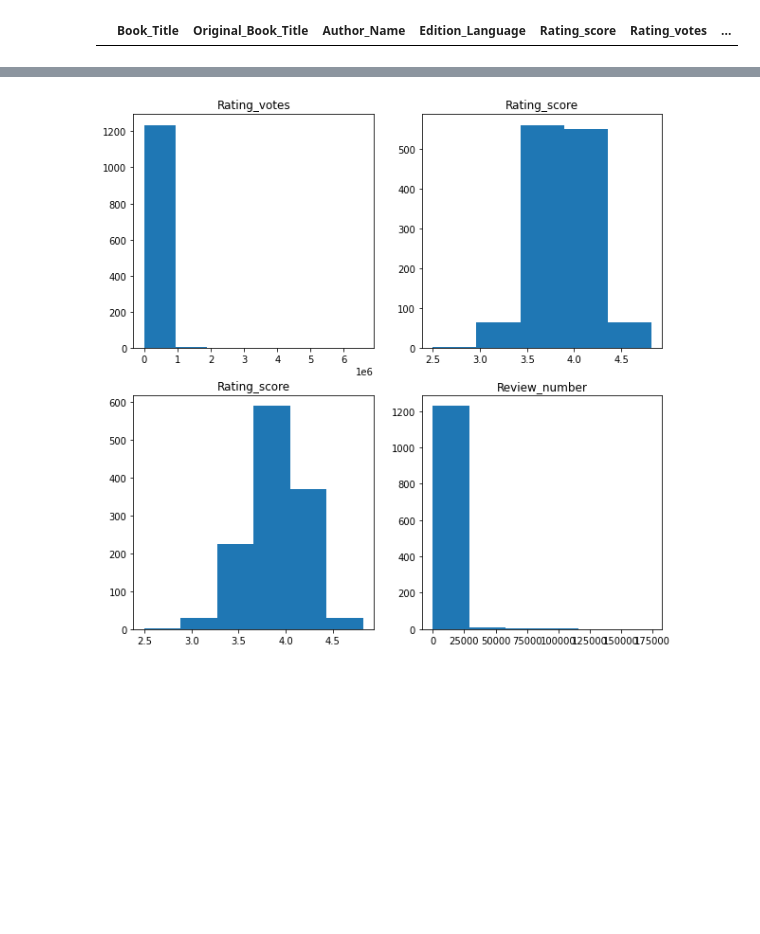
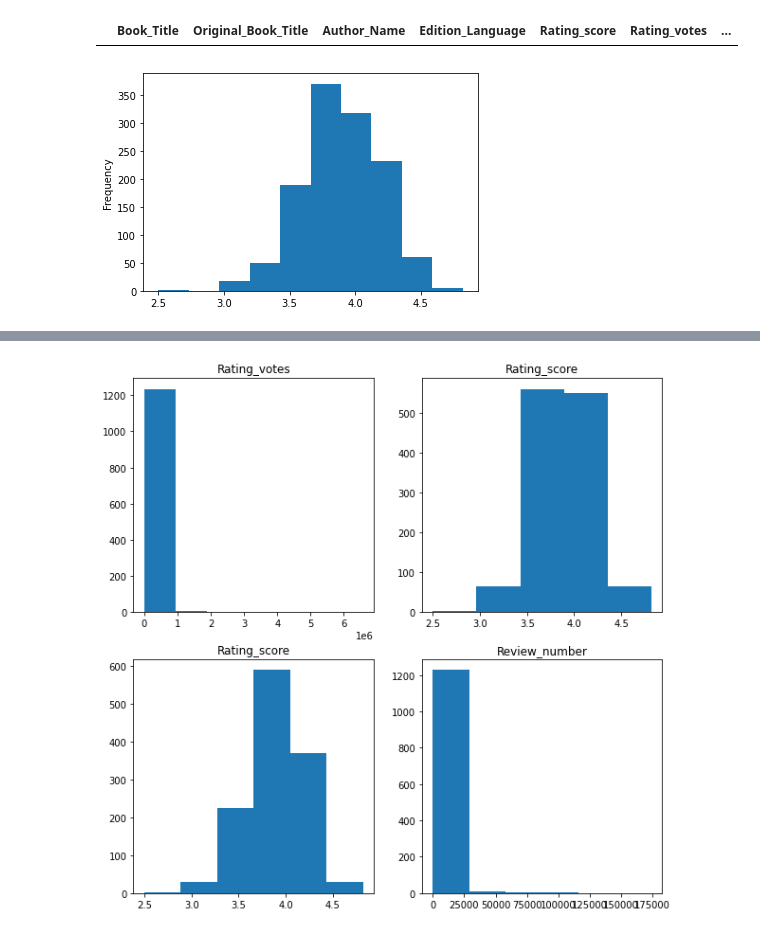
Before and after one commit to Factoria-F5-AI-Bootcamp-1-Edicion/cyberpunk_dataset, a Jupyter notebook: Plantilla.ipynb, the cells around one changed output, grey strips where cells are left out. Saved outputs shown, nothing was run; the diff lists cells and outputs as text; code cells hidden in the pictures; blank space fills up the shorter version.

```diff
--- a/Plantilla.ipynb
+++ b/Plantilla.ipynb
@@ -135,3 +217,8 @@ datos.corr(method='pearson')
 datos[datos.duplicated()]
 # %% [output]
 |  | Book_Title | Original_Book_Title | Author_Name | Edition_Language | Rating_score | Rating_votes | ... |
+# %%
+datos["Rating_score"].plot(kind = 'hist')
+plt.show()
+# %% [output]
+[figure, added]
```
Also changed, not shown: parts of 9 cells of this notebook.
